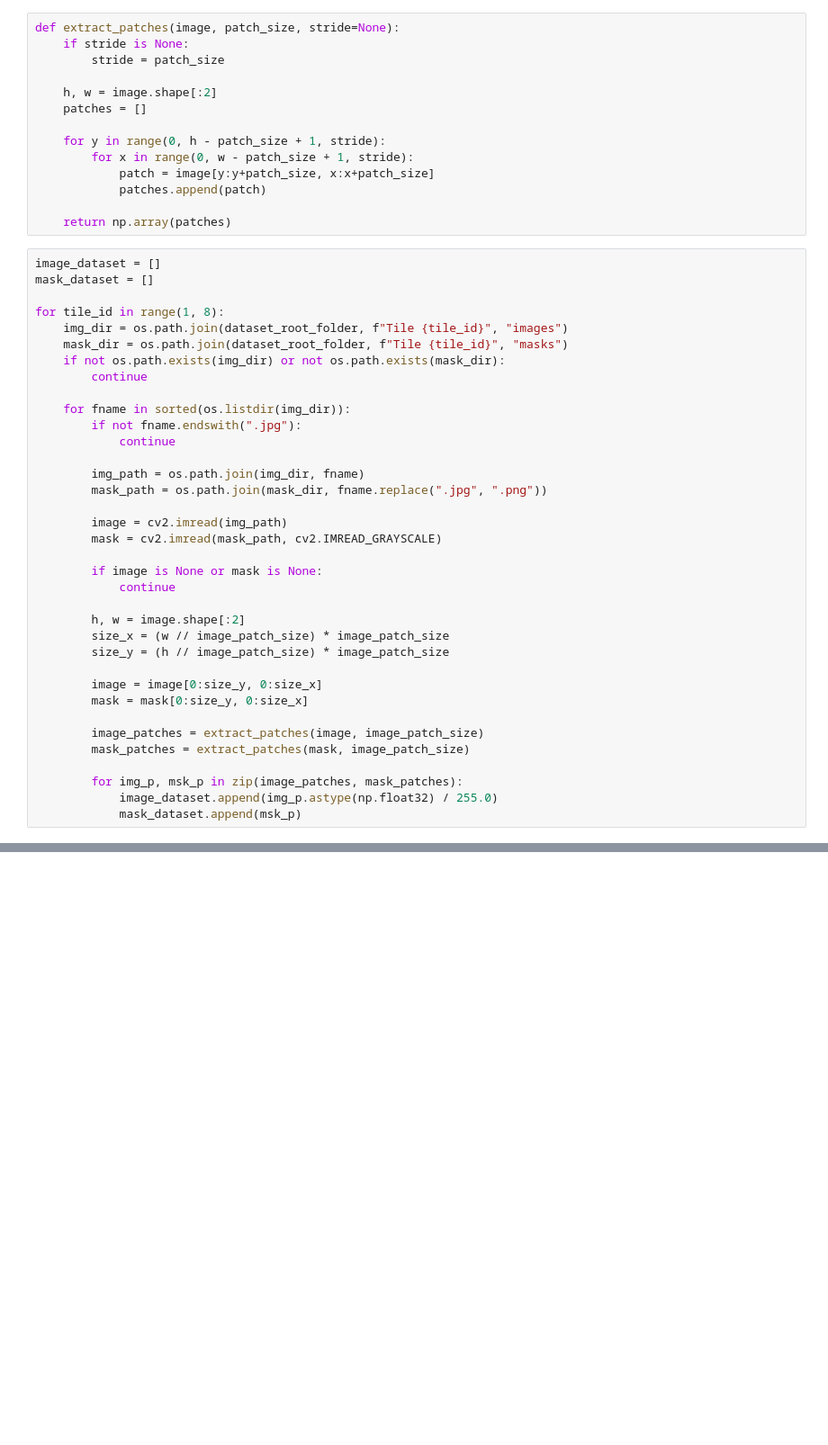
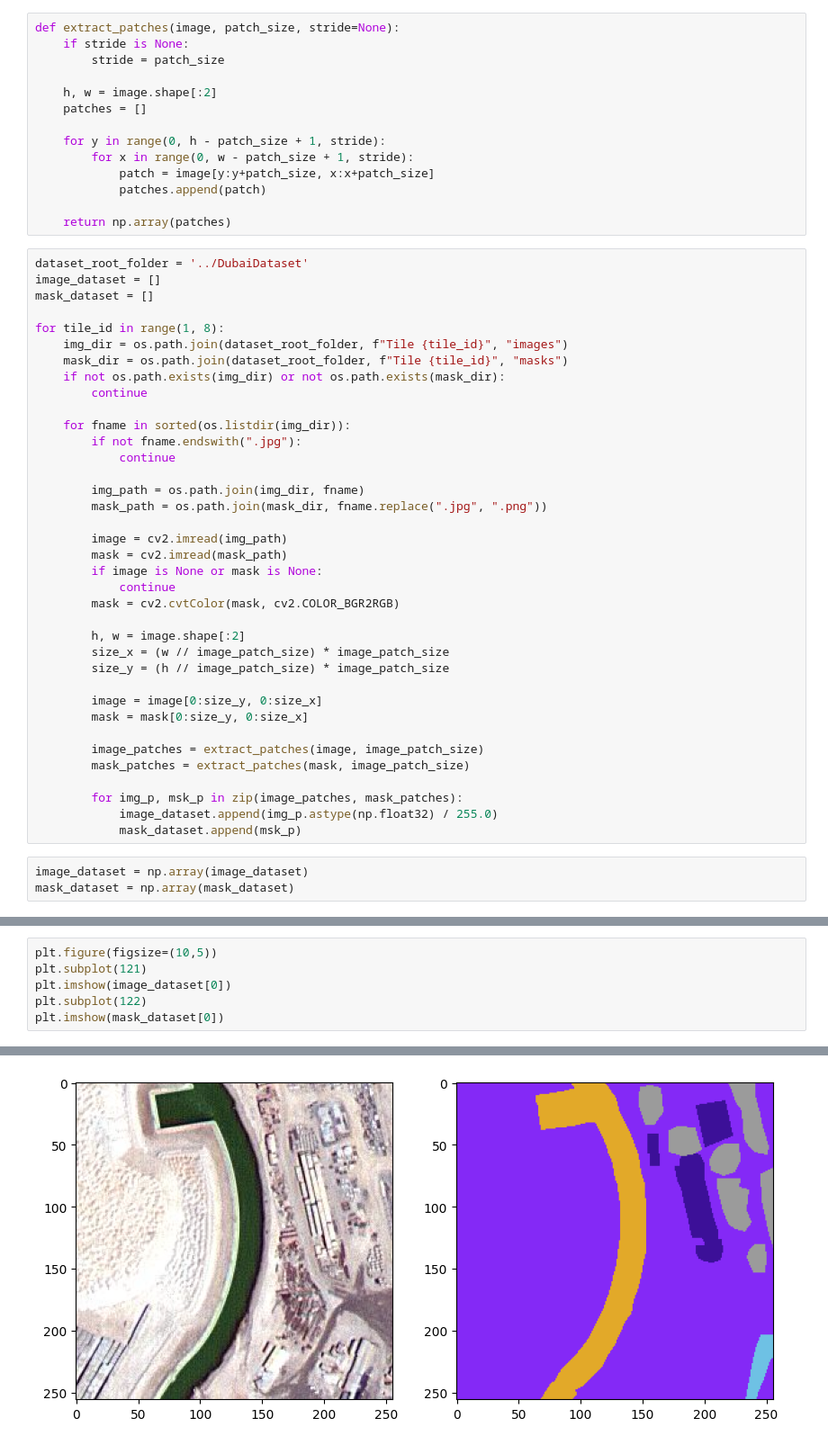
Before and after one commit to sdoan17/satellite-image-semantic-project, a Jupyter notebook: notebook/segmentation.ipynb, the cells around one changed output, grey strips where cells are left out. Shown at 90% size. Saved outputs shown, nothing was run; the diff lists cells and outputs as text; blank space fills up the shorter version.

Commit message:
Created training and testing dataset

```diff
--- a/notebook/segmentation.ipynb
+++ b/notebook/segmentation.ipynb
@@ -50,6 +30,7 @@ def extract_patches(image, patch_size, stride=None):
 
     return np.array(patches)
 # %%
+dataset_root_folder = '../DubaiDataset'
 image_dataset = []
 mask_dataset = []
 
@@ -67,10 +48,10 @@ for tile_id in range(1, 8):
         mask_path = os.path.join(mask_dir, fname.replace(".jpg", ".png"))
 
         image = cv2.imread(img_path)
-        mask = cv2.imread(mask_path, cv2.IMREAD_GRAYSCALE)
-
+        mask = cv2.imread(mask_path)
         if image is None or mask is None:
             continue
+        mask = cv2.cvtColor(mask, cv2.COLOR_BGR2RGB)
 
         h, w = image.shape[:2]
         size_x = (w // image_patch_size) * image_patch_size
@@ -85,4 +66,7 @@ for tile_id in range(1, 8):
         for img_p, msk_p in zip(image_patches, mask_patches):
             image_dataset.append(img_p.astype(np.float32) / 255.0)
             mask_dataset.append(msk_p)
+# %%
+image_dataset = np.array(image_dataset)
+mask_dataset = np.array(mask_dataset)
 # %%
@@ -107,0 +76,7 @@ image_dataset
+# %%
+plt.figure(figsize=(10,5))
+plt.subplot(121)
+plt.imshow(image_dataset[0])
+plt.subplot(122)
+plt.imshow(mask_dataset[0])
+# %% [output]
@@ -107,0 +84 @@ image_dataset
+[figure, added]
```
Also changed, not shown: parts of 24 cells of this notebook.
